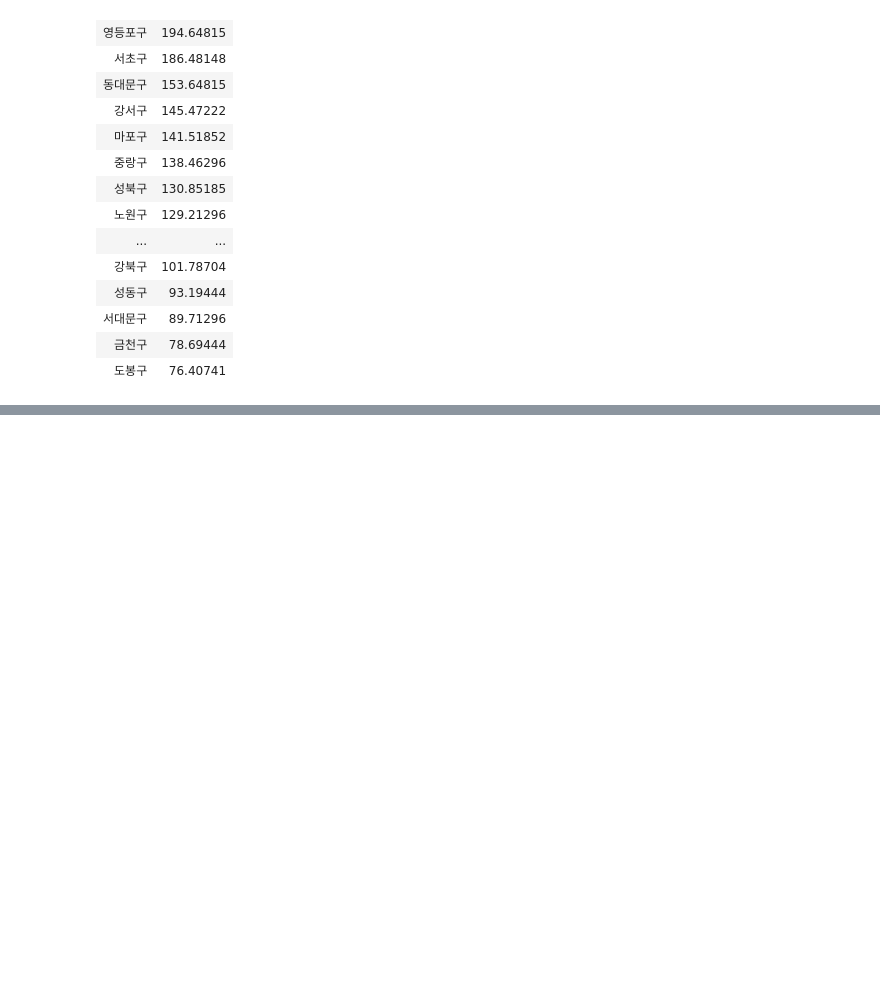
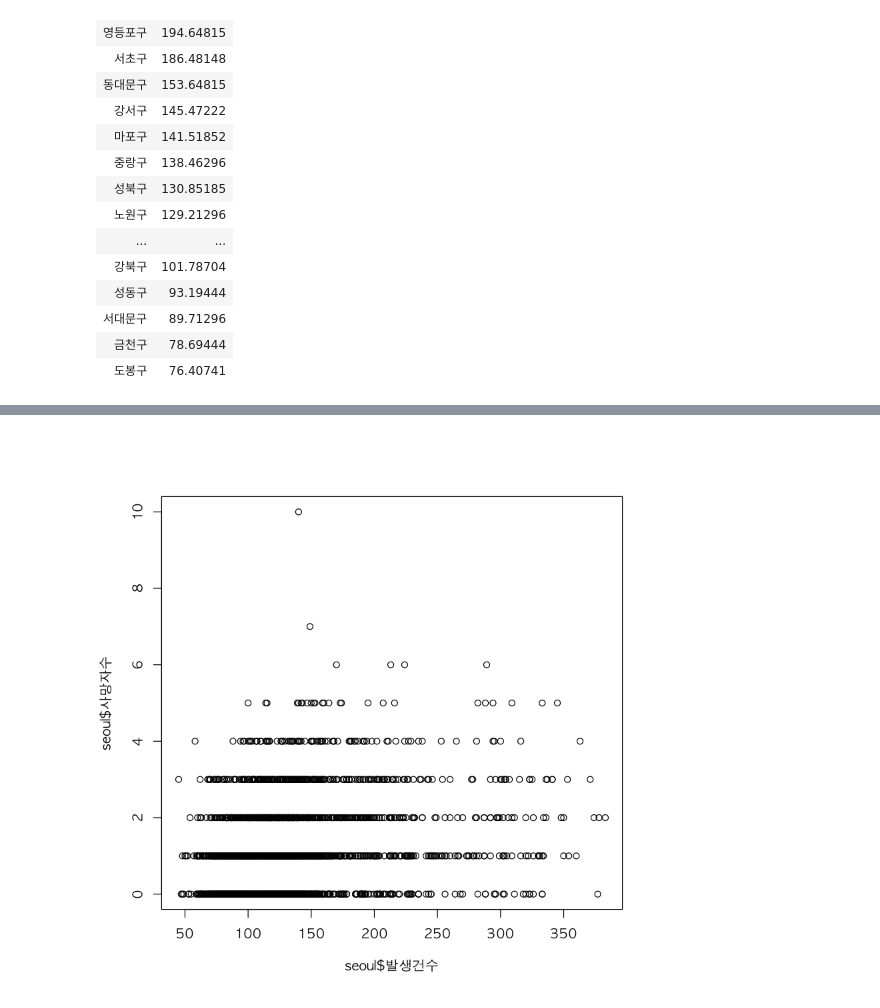
Before and after one commit to yang-gwihyeon/R_yang, a Jupyter notebook: 08. 파일 입출력.ipynb, the cells around one changed output, grey strips where cells are left out. Drawn from its saved outputs; the diff is of its cells as text; code cells hidden in the pictures; blank space fills up the shorter version.

```diff
--- a/08. 파일 입출력.ipynb
+++ b/08. 파일 입출력.ipynb
@@ -745,0 +956,5 @@ arrange(regionAcc.mean, desc(발생건수))
+# %%
+par(family = "AppleGothic")
+plot(seoul$발생건수,seoul$사망자수)
+# %% [output]
+[figure, added]
```
Also changed, not shown: parts of 34 cells of this notebook, 7 other files.
